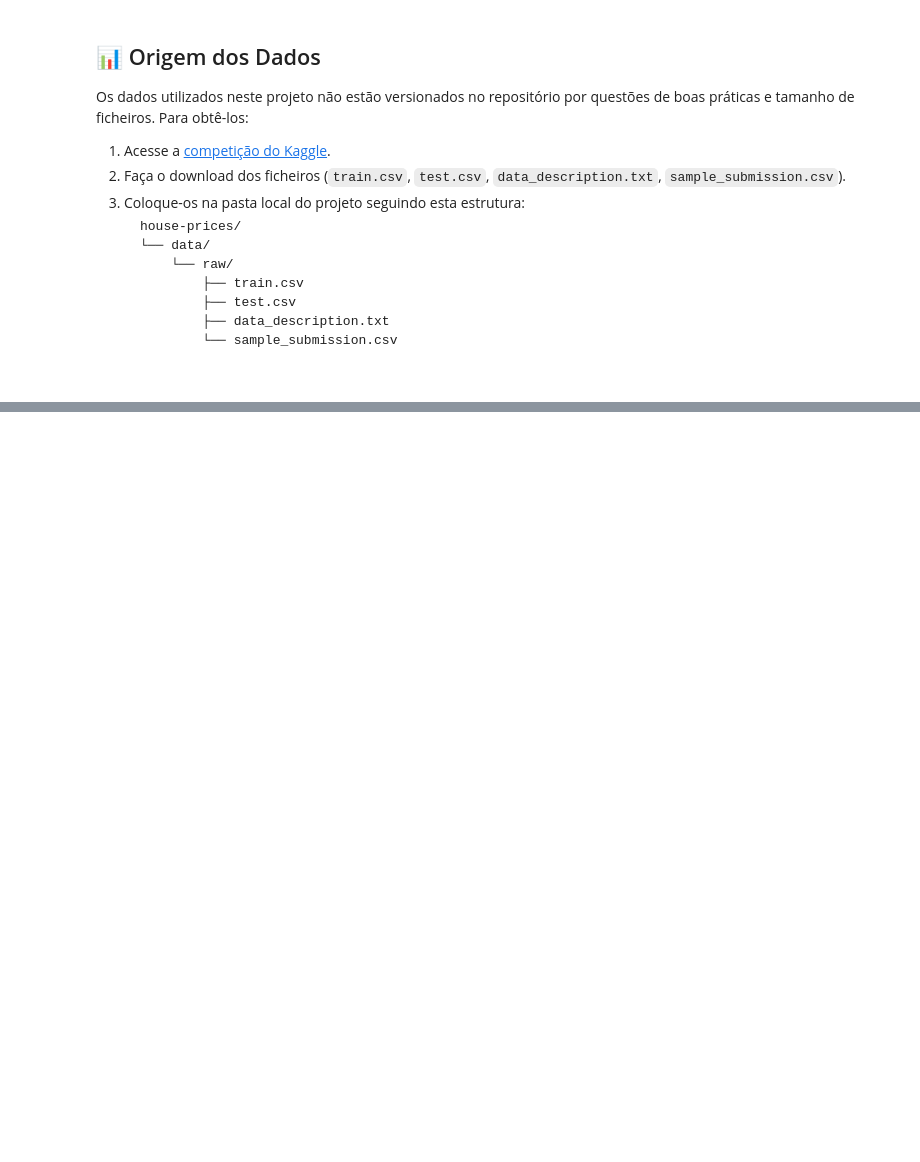
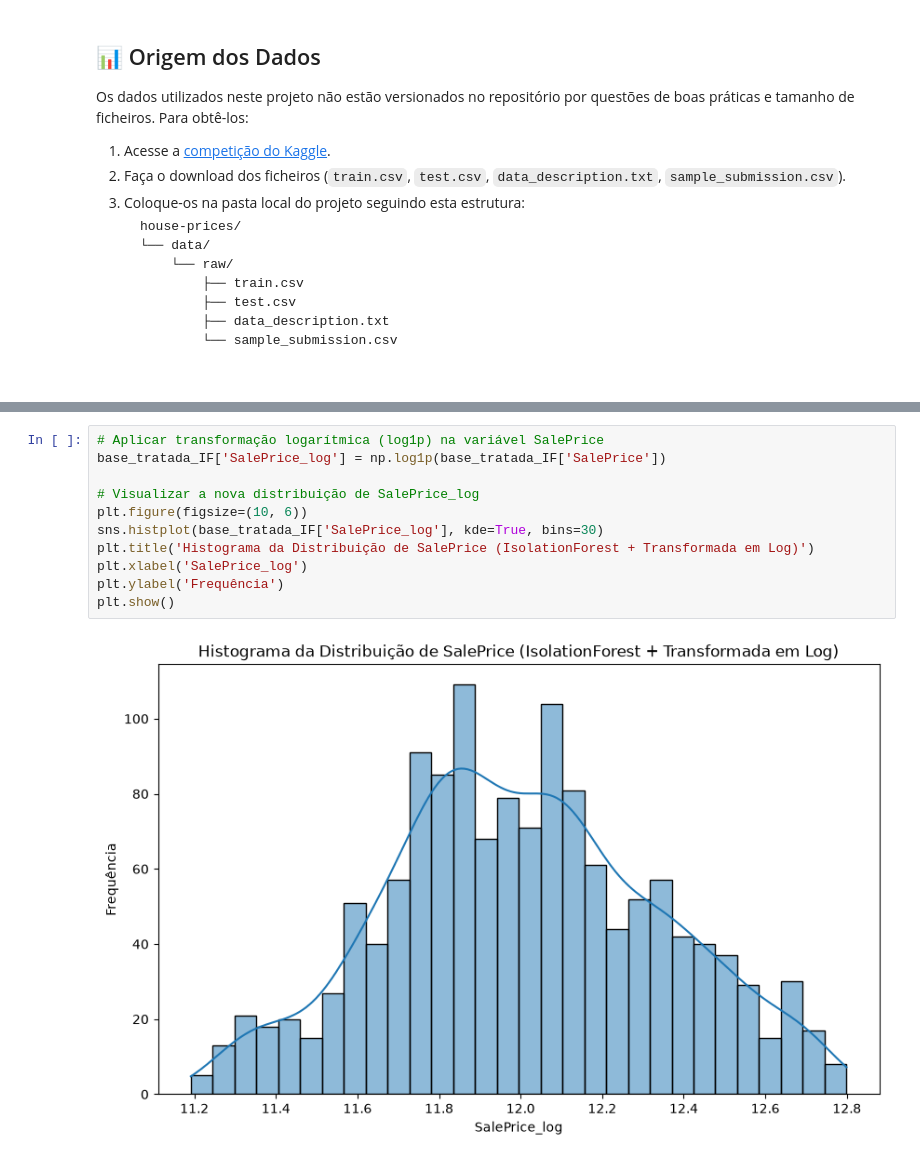
Before and after one commit to LucasRodriguesDeFreitas/house-prices-ml, a Jupyter notebook: notebooks/01_eda.ipynb, the cells around one changed output, grey strips where cells are left out. Drawn from its saved outputs; the diff is of its cells as text; blank space fills up the shorter version.

```diff
--- a/notebooks/01_eda.ipynb
+++ b/notebooks/01_eda.ipynb
@@ -65,0 +254,13 @@ memory usage: 924.0 KB
+# %%
+# Aplicar transformação logarítmica (log1p) na variável SalePrice
+base_tratada_IF['SalePrice_log'] = np.log1p(base_tratada_IF['SalePrice'])
+
+# Visualizar a nova distribuição de SalePrice_log
+plt.figure(figsize=(10, 6))
+sns.histplot(base_tratada_IF['SalePrice_log'], kde=True, bins=30)
+plt.title('Histograma da Distribuição de SalePrice (IsolationForest + Transformada em Log)')
+plt.xlabel('SalePrice_log')
+plt.ylabel('Frequência')
+plt.show()
+# %% [output]
+[figure, added]
```
Also changed, not shown: parts of 22 cells of this notebook.
